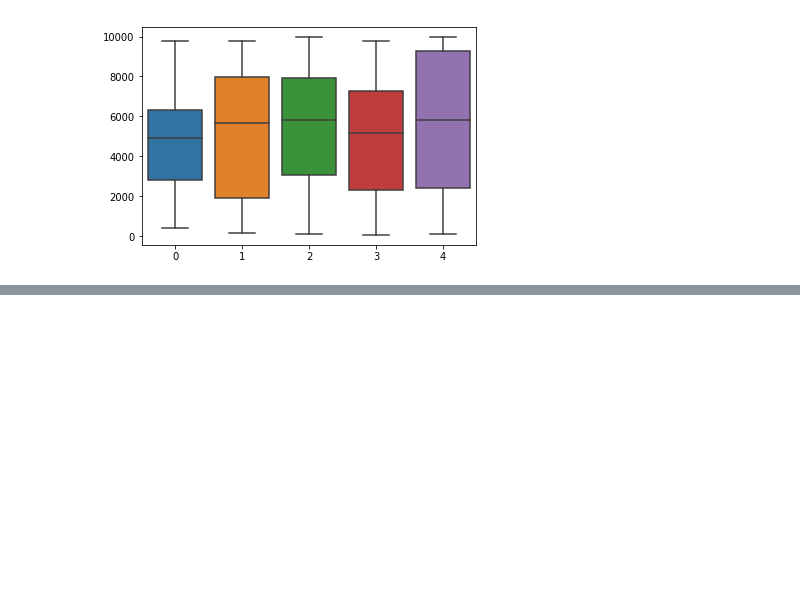
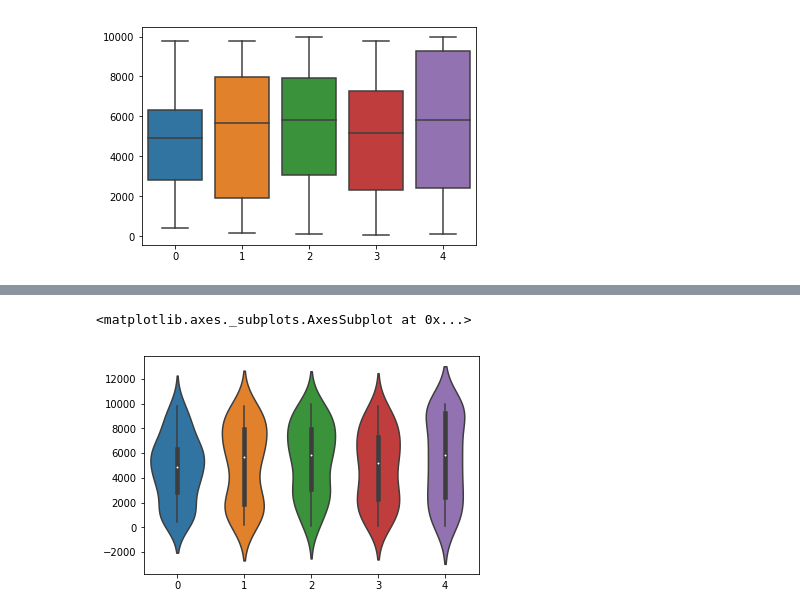
Before and after one commit to AideenByrne/FundamentalsProject, a Jupyter notebook: Fundamentals of Data Analysis Project .ipynb, the cells around one changed output, grey strips where cells are left out. Cells and saved outputs as stored; diff of their text form; code cells hidden in the pictures; blank space fills up the shorter version.

```diff
--- a/Fundamentals of Data Analysis Project .ipynb
+++ b/Fundamentals of Data Analysis Project .ipynb
@@ -103,0 +126,6 @@ From reading blogs and articles online about the box plot I learned that it is a
+# %%
+#violin plot
+sns.violinplot(x=None, y=None, hue=None, data=df1)
+# %% [output]
+<matplotlib.axes._subplots.AxesSubplot at 0x...>
+[figure, added]
```
Also changed, not shown: parts of 12 cells of this notebook.
